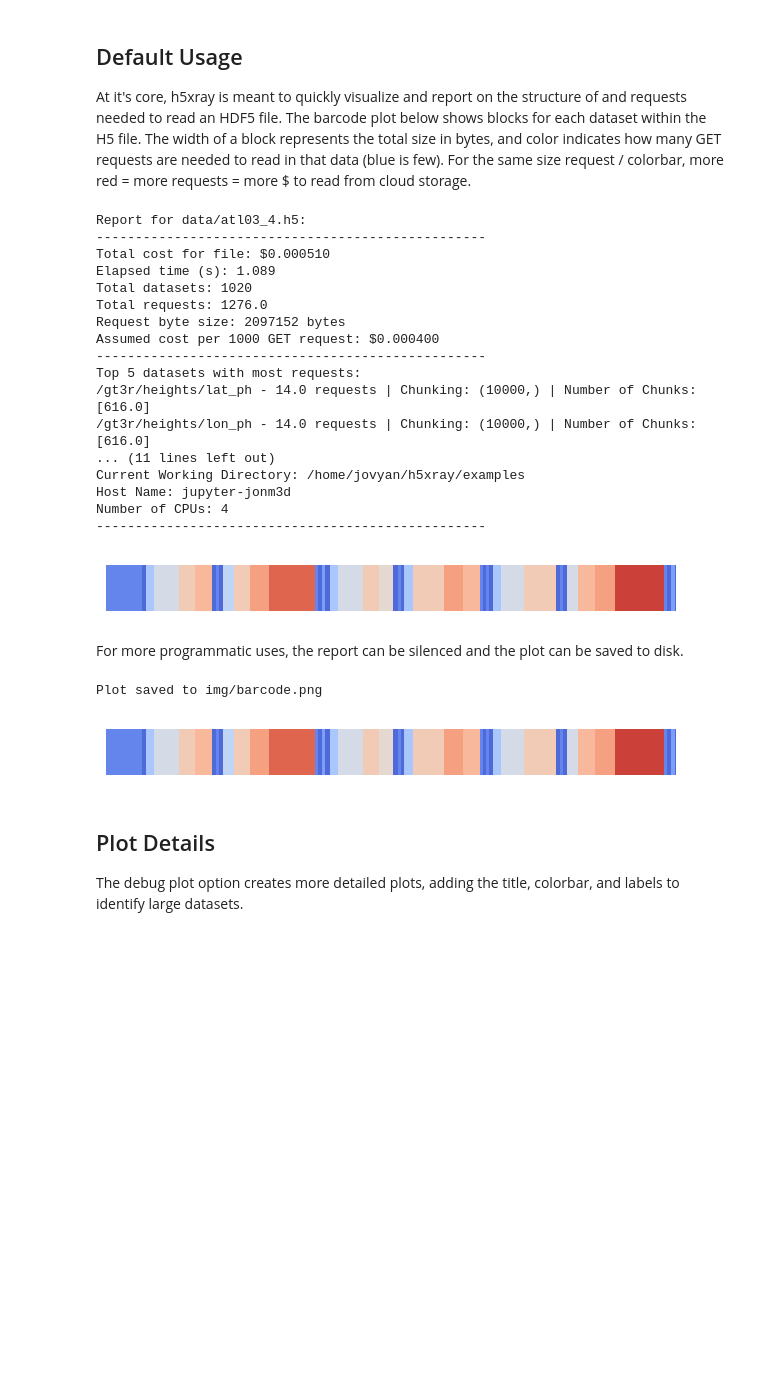
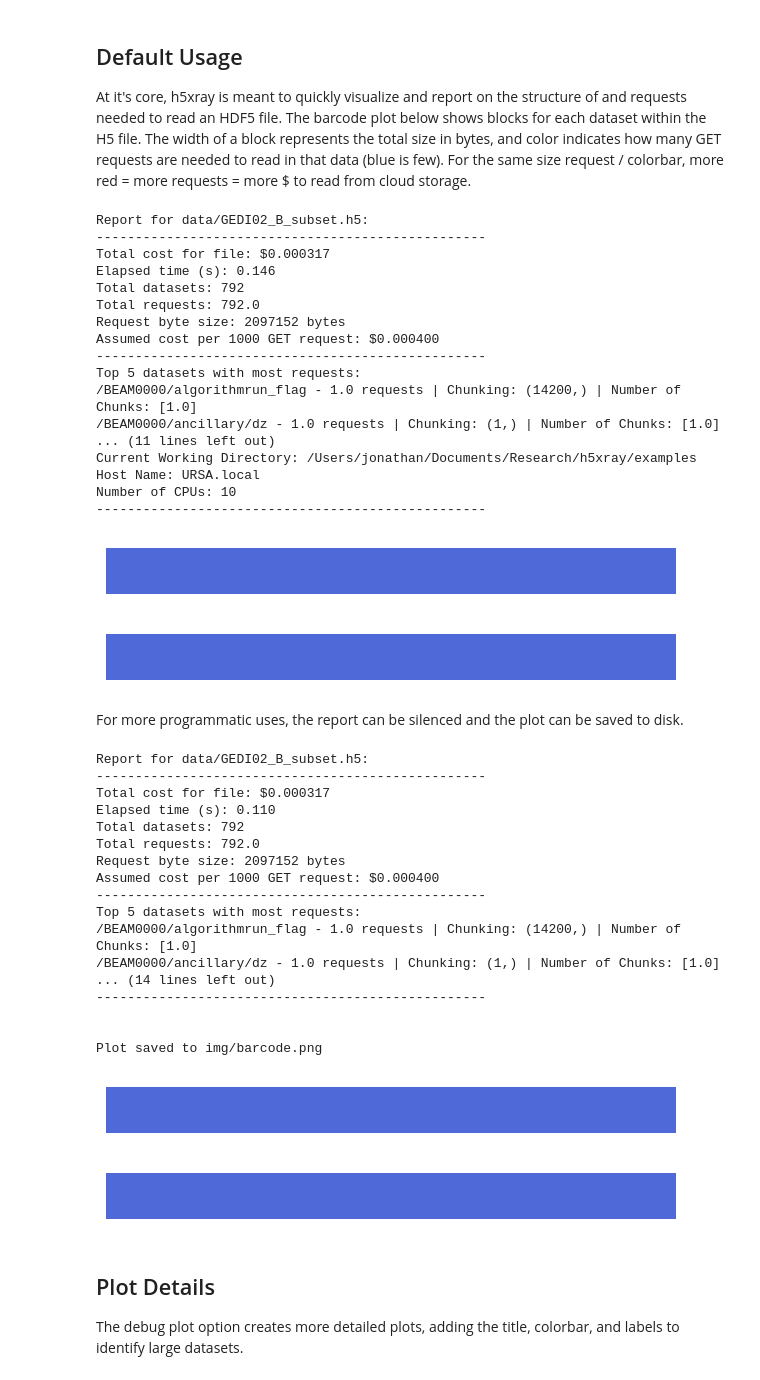
Before and after one commit to jonm3D/h5xray, a Jupyter notebook: examples/demo.ipynb, the cells around one changed output. Saved outputs shown, nothing was run; the diff lists cells and outputs as text; code cells hidden in the pictures; blank space fills up the shorter version.

Commit message:
new datasets

```diff
--- a/examples/demo.ipynb
+++ b/examples/demo.ipynb
@@ -26,5 +27,6 @@ from h5xray import h5xray
 # %%
-input_file = "data/atl03_4.h5"
+# input_file = "data/ATL03_icesat2.h5"
+input_file = "data/GEDI02_B_subset.h5"
 # %%
 # main function for notebook interaction
 help(h5xray.analyze)
@@ -51,31 +53,49 @@ At it's core, h5xray is meant to quickly visualize and report on the structure o
 # %%
 h5xray.analyze(input_file) # default usage
 # %% [output]
-Report for data/atl03_4.h5:
+Report for data/GEDI02_B_subset.h5:
 --------------------------------------------------
-Total cost for file: $0.000510
-Elapsed time (s): 1.089
-Total datasets: 1020
-Total requests: 1276.0
+Total cost for file: $0.000317
+Elapsed time (s): 0.146
+Total datasets: 792
+Total requests: 792.0
 Request byte size: 2097152 bytes
 Assumed cost per 1000 GET request: $0.000400
 --------------------------------------------------
 Top 5 datasets with most requests:
-/gt3r/heights/lat_ph - 14.0 requests | Chunking: (10000,) | Number of Chunks: [616.0]
-/gt3r/heights/lon_ph - 14.0 requests | Chunking: (10000,) | Number of Chunks: [616.0]
+/BEAM0000/algorithmrun_flag - 1.0 requests | Chunking: (14200,) | Number of Chunks: [1.0]
+/BEAM0000/ancillary/dz - 1.0 requests | Chunking: (1,) | Number of Chunks: [1.0]
 ... (11 lines left out)
-Current Working Directory: /home/jovyan/h5xray/examples
-Host Name: jupyter-jonm3d
-Number of CPUs: 4
+Current Working Directory: /Users/jonathan/Documents/Research/h5xray/examples
+Host Name: URSA.local
+Number of CPUs: 10
 --------------------------------------------------
-[figure, old version]
+[figure, new version]
+[figure, added]
 # %% [markdown]
 For more programmatic uses, the report can be silenced and the plot can be saved to disk.
 # %%
-h5xray.analyze(input_file, report=False, plotting_options={'output_file':'img/barcode.png'}) # simple barcode
+h5xray.analyze(input_file, plotting_options={'output_file':'img/barcode.png'}) # simple barcode
 # %% [output]
+Report for data/GEDI02_B_subset.h5:
+--------------------------------------------------
+Total cost for file: $0.000317
+Elapsed time (s): 0.110
+Total datasets: 792
+Total requests: 792.0
+Request byte size: 2097152 bytes
+Assumed cost per 1000 GET request: $0.000400
+--------------------------------------------------
+Top 5 datasets with most requests:
+/BEAM0000/algorithmrun_flag - 1.0 requests | Chunking: (14200,) | Number of Chunks: [1.0]
+/BEAM0000/ancillary/dz - 1.0 requests | Chunking: (1,) | Number of Chunks: [1.0]
+... (14 lines left out)
+--------------------------------------------------
+
+
 Plot saved to img/barcode.png
-[figure, old version]
+[figure, new version]
+[figure, added]
 # %% [markdown]
 ## Plot Details
 The debug plot option creates more detailed plots, adding the title, colorbar, and labels to identify large datasets.
```
Also changed, not shown: parts of 7 cells of this notebook, 11 other files.
